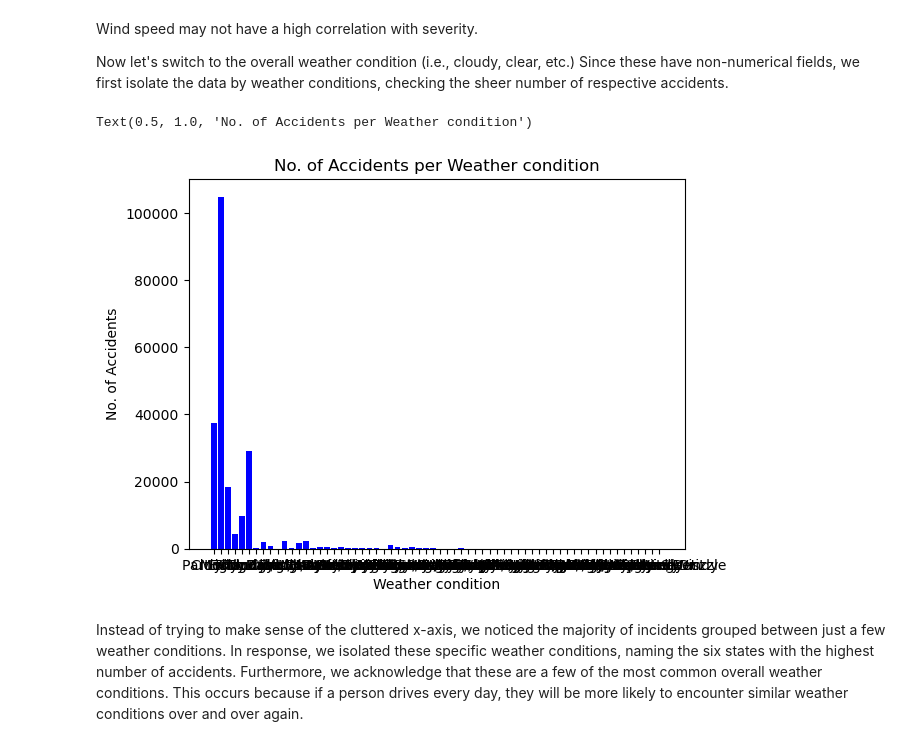
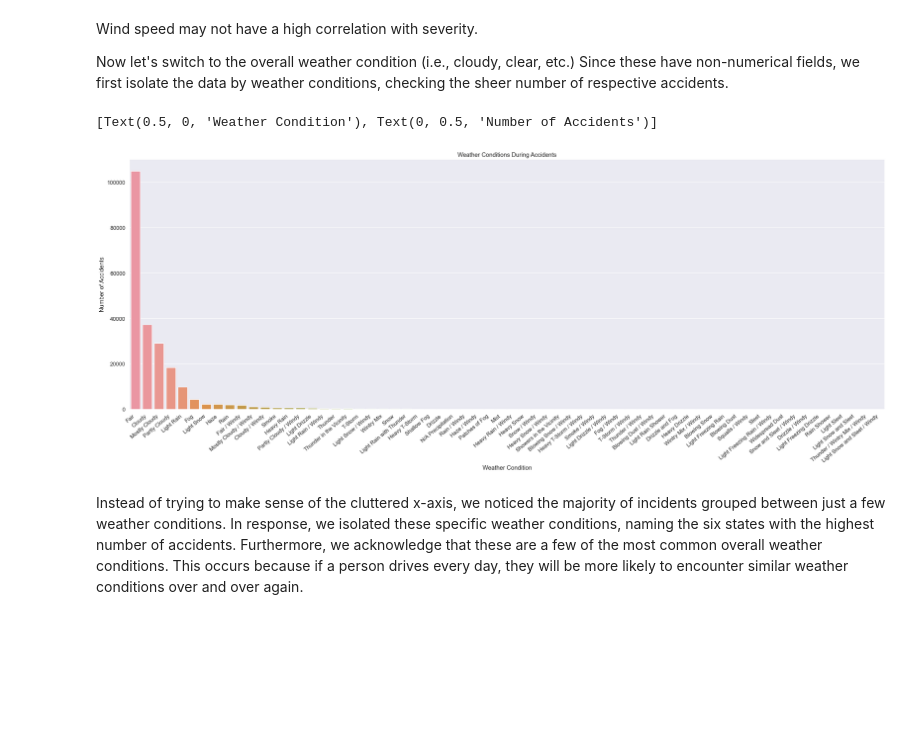
Before and after one commit to Anubis-vc/Anubis-vc.github.io, a Jupyter notebook: FinalProject.ipynb, the cells around one changed output. Drawn from its saved outputs; the diff is of its cells as text; code cells hidden in the pictures; blank space fills up the shorter version.

```diff
--- a/FinalProject.ipynb
+++ b/FinalProject.ipynb
@@ -266,16 +267,16 @@ plt.ylim(0, 50)
 Wind speed may not have a high correlation with severity.
 
 Now let's switch to the overall weather condition (i.e., cloudy, clear, etc.) Since these have non-numerical fields, we first isolate the data by weather conditions, checking the sheer number of respective accidents.
-# %%
-count = {}
-for x in range(219585):
-    count[df.iat[x,12]] = count.get(df.iat[x,12],0)+1
-plt.bar(list(count.keys()),list(count.values()), color  = "blue")
-plt.xlabel("Weather condition")
-plt.ylabel("No. of Accidents")
-plt.title("No. of Accidents per Weather condition")
-# %% [output]
-Text(0.5, 1.0, 'No. of Accidents per Weather condition')
-[figure, removed]
+# %%
+plt.figure(figsize = (30, 10))
+sns.set(font_scale = 1.1)
+accidentplot = sns.countplot(data= df, x= 'Weather_Condition',
+                             order= df['Weather_Condition'].value_counts().index)
+accidentplot.set_xticklabels(accidentplot.get_xticklabels(), rotation=40, ha="right")
+accidentplot.set_title('Weather Conditions During Accidents')
+accidentplot.set(xlabel= 'Weather Condition', ylabel= 'Number of Accidents')
+# %% [output]
+[Text(0.5, 0, 'Weather Condition'), Text(0, 0.5, 'Number of Accidents')]
+[figure, added]
 # %% [markdown]
 Instead of trying to make sense of the cluttered x-axis, we noticed the majority of incidents grouped between just a few weather conditions. In response, we isolated these specific weather conditions, naming the six states with the highest number of accidents. Furthermore, we acknowledge that these are a few of the most common overall weather conditions. This occurs because if a person drives every day, they will be more likely to encounter similar weather conditions over and over again.
```
Also changed, not shown: parts of 15 cells of this notebook.
